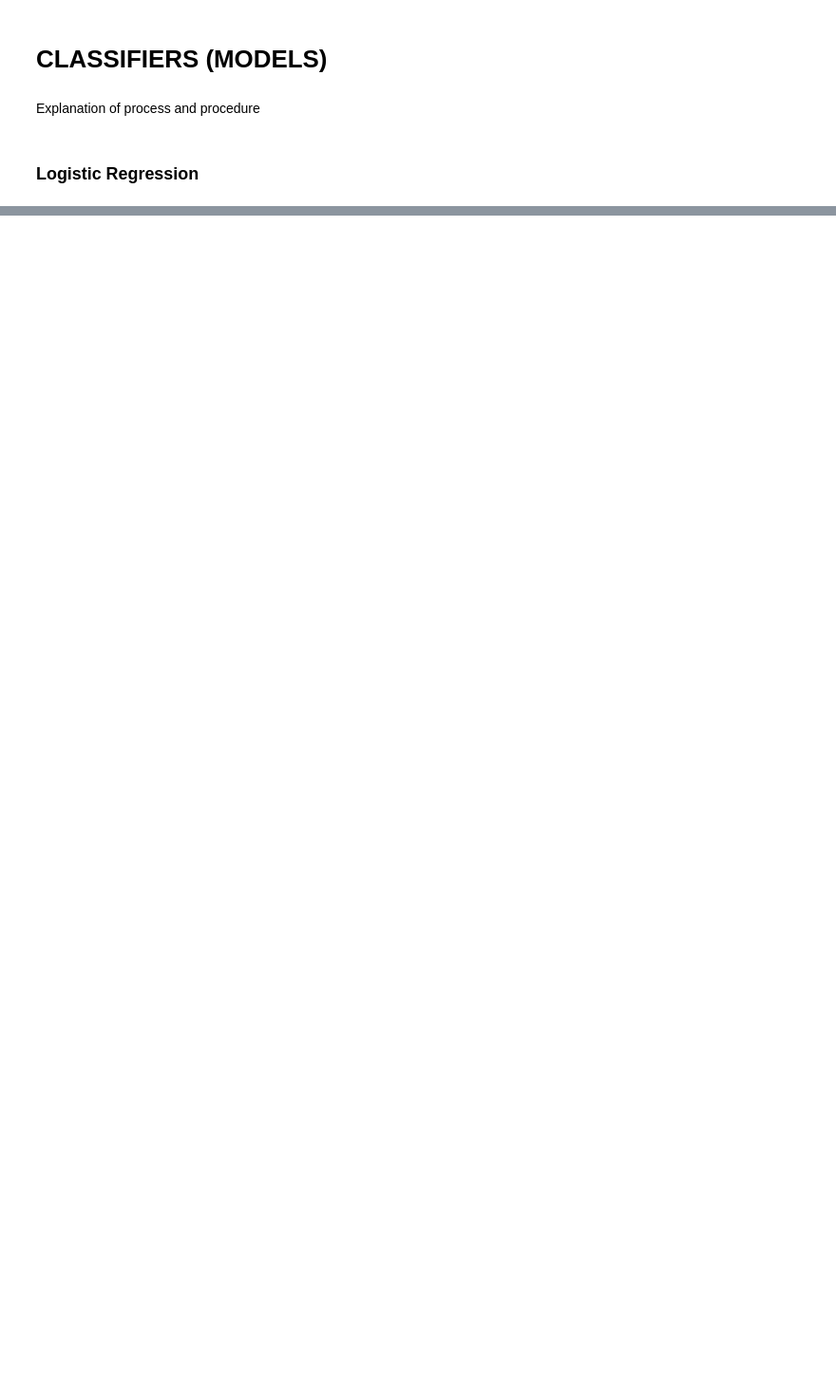
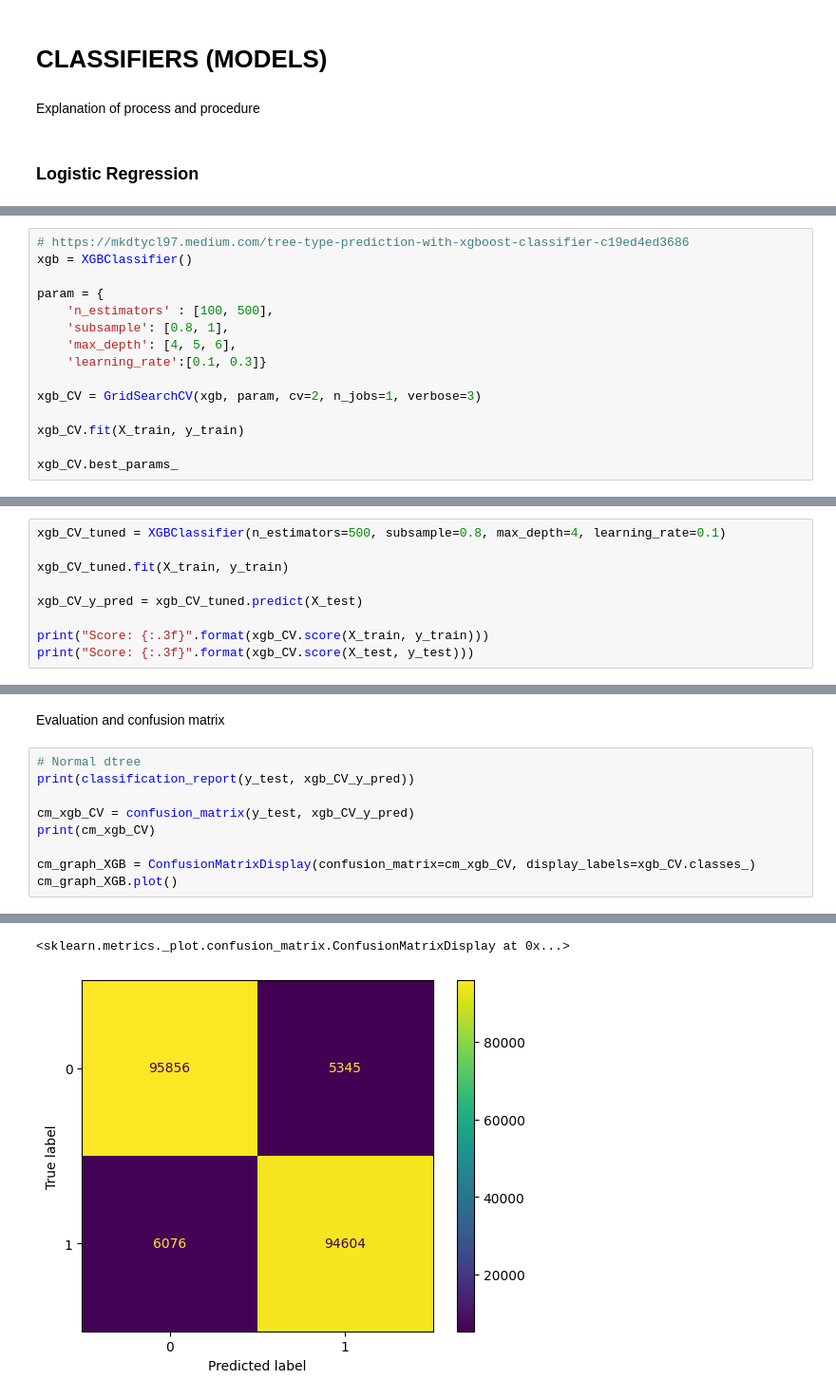
Before and after one commit to madsho/Big-Data-Management, a Jupyter notebook: Modelling and evaluation.ipynb, the cells around one changed output, grey strips where cells are left out. Shown at 95% size. Saved outputs shown, nothing was run; the diff lists cells and outputs as text; blank space fills up the shorter version.

```diff
--- a/Modelling and evaluation.ipynb
+++ b/Modelling and evaluation.ipynb
@@ -153,0 +400,15 @@ DO THIS --> Apply either Grid search, Cross validation, KNN and/or random forres
+# %%
+# https://mkdtycl97.medium.com/tree-type-prediction-with-xgboost-classifier-c19ed4ed3686
+xgb = XGBClassifier()
+
+param = {
+    'n_estimators' : [100, 500],
+    'subsample': [0.8, 1],
+    'max_depth': [4, 5, 6],
+    'learning_rate':[0.1, 0.3]}
+
+xgb_CV = GridSearchCV(xgb, param, cv=2, n_jobs=1, verbose=3)
+
+xgb_CV.fit(X_train, y_train)
+
+xgb_CV.best_params_
@@ -153,0 +434,9 @@ DO THIS --> Apply either Grid search, Cross validation, KNN and/or random forres
+# %%
+xgb_CV_tuned = XGBClassifier(n_estimators=500, subsample=0.8, max_depth=4, learning_rate=0.1)
+
+xgb_CV_tuned.fit(X_train, y_train)
+
+xgb_CV_y_pred = xgb_CV_tuned.predict(X_test)
+
+print("Score: {:.3f}".format(xgb_CV.score(X_train, y_train)))
+print("Score: {:.3f}".format(xgb_CV.score(X_test, y_test)))
@@ -153,0 +446,12 @@ DO THIS --> Apply either Grid search, Cross validation, KNN and/or random forres
+# %% [markdown]
+Evaluation and confusion matrix
+# %%
+# Normal dtree
+print(classification_report(y_test, xgb_CV_y_pred))
+
+cm_xgb_CV = confusion_matrix(y_test, xgb_CV_y_pred)
+print(cm_xgb_CV)
+
+cm_graph_XGB = ConfusionMatrixDisplay(confusion_matrix=cm_xgb_CV, display_labels=xgb_CV.classes_)
+cm_graph_XGB.plot()
+# %% [output]
@@ -153,0 +469,2 @@ DO THIS --> Apply either Grid search, Cross validation, KNN and/or random forres
+<sklearn.metrics._plot.confusion_matrix.ConfusionMatrixDisplay at 0x...>
+[figure, added]
```
Also changed, not shown: parts of 29 cells of this notebook, 1 other file.
